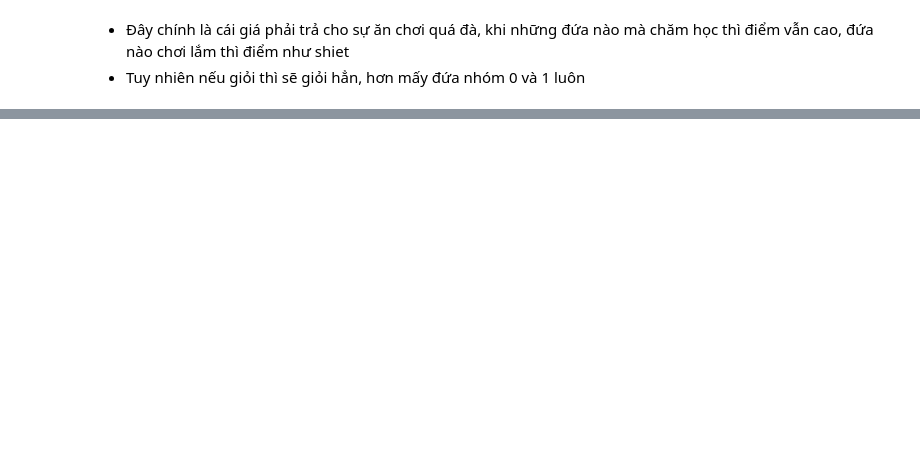
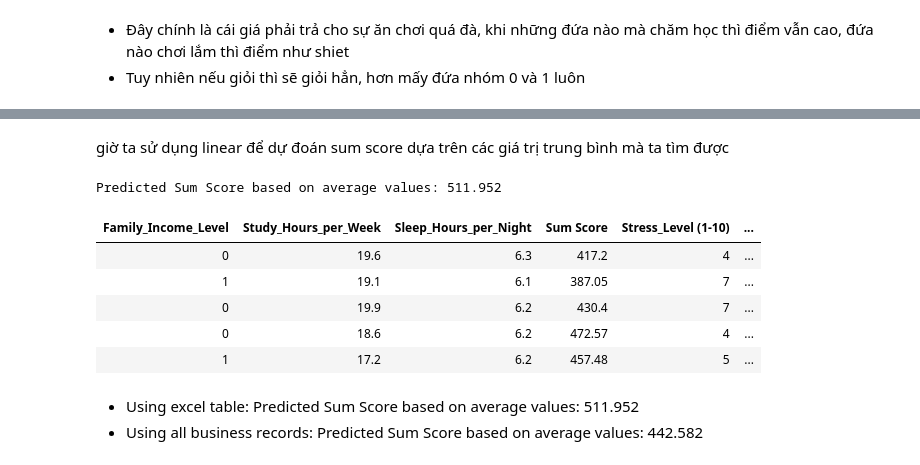
Before and after one commit to chikacow/Student-Performance-Discovery, a Jupyter notebook: mywork.ipynb, the cells around one changed output, grey strips where cells are left out. Drawn from its saved outputs; the diff is of its cells as text; code cells hidden in the pictures; blank space fills up the shorter version.

```diff
--- a/mywork.ipynb
+++ b/mywork.ipynb
@@ -606,0 +791,67 @@ business_dp_total_score.where('Family_Income_Level', 2).select('Sum Score').samp
+# %% [markdown]
+giờ ta sử dụng linear để dự đoán sum score dựa trên các giá trị trung bình mà ta tìm được
+# %%
+# # all
+# intercept = 444.401
+# slope_family_income_level = -2.177
+# slope_study_hours_per_week = -0.119
+# slope_sleep_hours_per_night = 0.040
+# slope_stress_level = 0.469
+# slope_extracurricular_activities = -3.240
+
+# #excel
+intercept = 502.986
+slope_family_income_level = 0.021
+slope_study_hours_per_week = -0.053
+slope_sleep_hours_per_night = 1.473
+slope_stress_level = -0.056
+slope_extracurricular_activities = 2.709
+
+# # Assigning average values to variables
+avg_family_income_level = 0.7417218543046358
+avg_study_hours_per_week = 18.68145695364239
+avg_sleep_hours_per_night = 6.473509933774834
+avg_stress_level = 5.582781456953643
+avg_extracurricular_activities = 0.26490066225165565
+
+
+
+# Use the linear model to predict Sum Score with the average values
+sum_score_predicted = intercept + (slope_family_income_level * avg_family_income_level) + \
+                      (slope_study_hours_per_week * avg_study_hours_per_week) + \
+                      (slope_sleep_hours_per_night * avg_sleep_hours_per_night) + \
+                      (slope_stress_level * avg_stress_level) + \
+                      (slope_extracurricular_activities * avg_extracurricular_activities)
+
+# Print the predicted Sum Score
+print(f"Predicted Sum Score based on average values: {sum_score_predicted:.3f}")
+# %% [output]
+Predicted Sum Score based on average values: 511.952
+# %%
+filtered = business_dp_lifestyle.where(
+    (business_dp_lifestyle.column("Study_Hours_per_Week") >= 16.5) &
+    (business_dp_lifestyle.column("Study_Hours_per_Week") <= 20) &
+    (business_dp_lifestyle.column("Sleep_Hours_per_Night") >= 6) &
+    (business_dp_lifestyle.column("Sleep_Hours_per_Night") <= 7) &
+    (business_dp_lifestyle.column("Stress_Level (1-10)") >= 4) &
+    (business_dp_lifestyle.column("Stress_Level (1-10)") <= 7) &
+    (
+        (business_dp_lifestyle.column("Extracurricular_Activities") == 1) |
+        (business_dp_lifestyle.column("Extracurricular_Activities") == 0)
+    ) &
+    (
+        (business_dp_lifestyle.column("Family_Income_Level") == 1) |
+        (business_dp_lifestyle.column("Family_Income_Level") == 0)
+    )
+)
+filtered
+# %% [output]
+| Family_Income_Level | Study_Hours_per_Week | Sleep_Hours_per_Night | Sum Score | Stress_Level (1-10) | ... |
+| 0 | 19.6 | 6.3 | 417.2 | 4 | ... |
+| 1 | 19.1 | 6.1 | 387.05 | 7 | ... |
+| 0 | 19.9 | 6.2 | 430.4 | 7 | ... |
+| 0 | 18.6 | 6.2 | 472.57 | 4 | ... |
+| 1 | 17.2 | 6.2 | 457.48 | 5 | ... |
+# %% [markdown]
+- Using excel table: Predicted Sum Score based on average values: 511.952
+- Using all business records: Predicted Sum Score based on average values: 442.582
```
Also changed, not shown: parts of 24 cells of this notebook, 1 other file.
